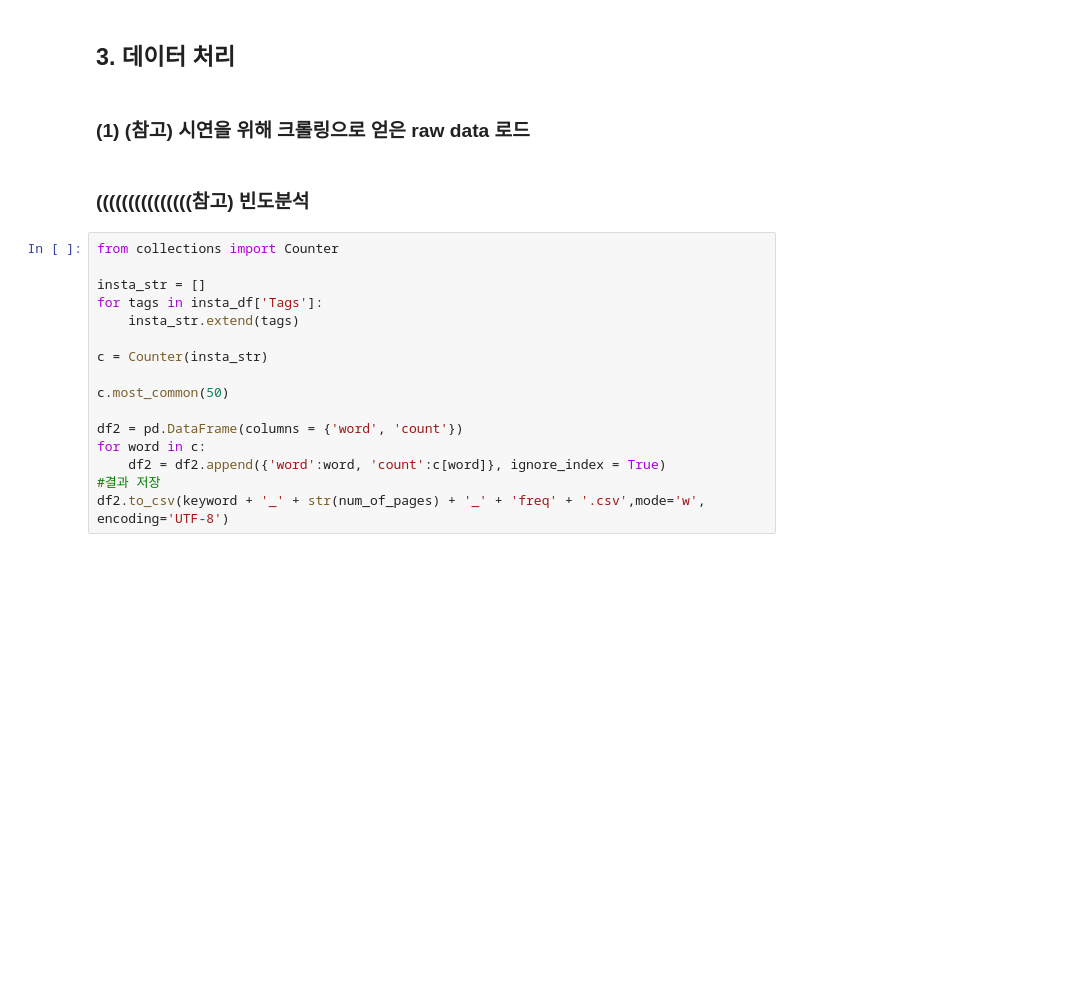
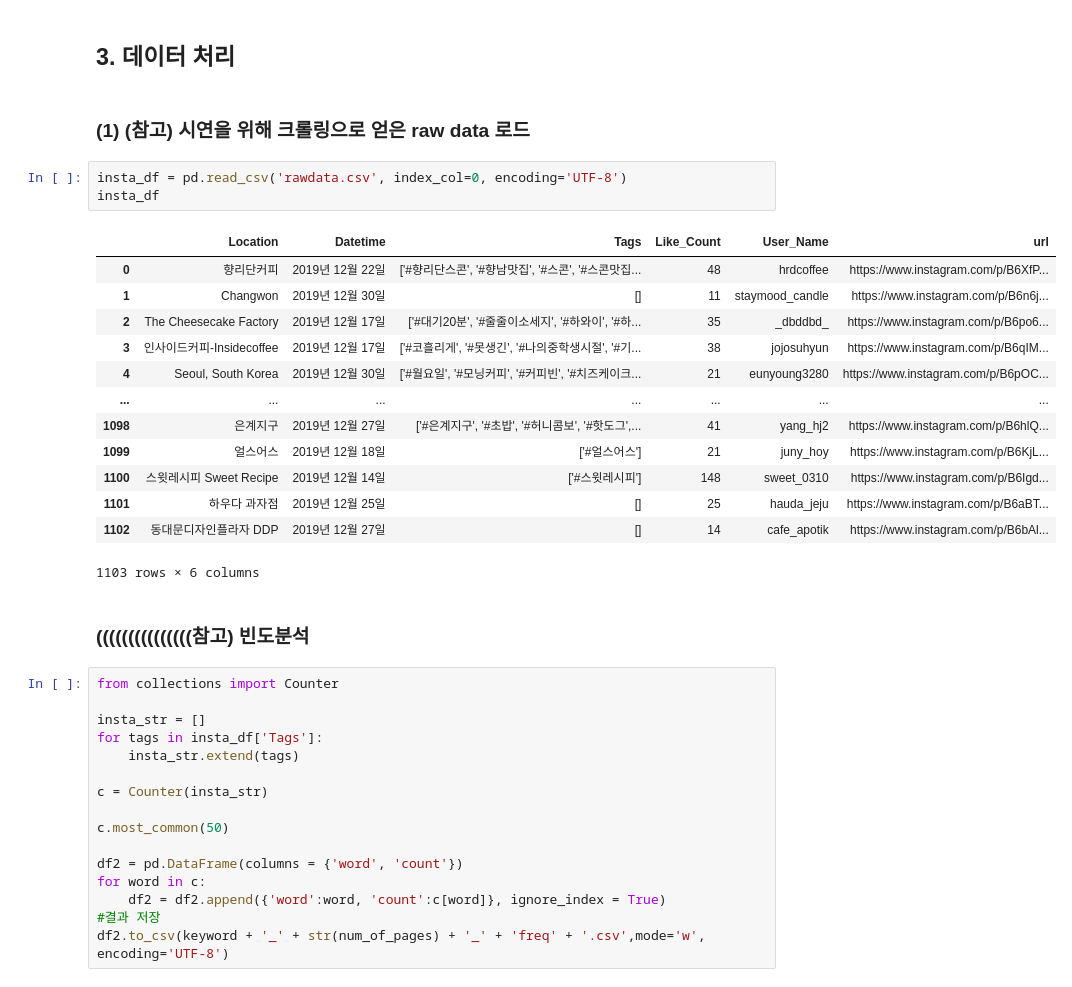
Before and after one commit to soothingni/PROJECT1, a Jupyter notebook: PROJECT1_정리.ipynb, the cells around one changed output. Drawn from its saved outputs; the diff is of its cells as text; blank space fills up the shorter version.

```diff
--- a/PROJECT1_정리.ipynb
+++ b/PROJECT1_정리.ipynb
@@ -119,6 +122,23 @@ insta_df.to_csv(keyword + '_' + str(num_of_pages) + '.csv',mode='w', encoding='U
 ## 3. 데이터 처리
 # %% [markdown]
 ### (1) (참고) 시연을 위해 크롤링으로 얻은 raw data 로드
+# %%
+insta_df = pd.read_csv('rawdata.csv', index_col=0, encoding='UTF-8')
+insta_df
+# %% [output]
+|  | Location | Datetime | Tags | Like_Count | User_Name | url |
+| 0 | 향리단커피 | 2019년 12월 22일 | ['#향리단스콘', '#향남맛집', '#스콘', '#스콘맛집... | 48 | hrdcoffee | https://www.instagram.com/p/B6XfP... |
+| 1 | Changwon | 2019년 12월 30일 | [] | 11 | staymood_candle | https://www.instagram.com/p/B6n6j... |
+| 2 | The Cheesecake Factory | 2019년 12월 17일 | ['#대기20분', '#줄줄이소세지', '#하와이', '#하... | 35 | _dbddbd_ | https://www.instagram.com/p/B6po6... |
+| 3 | 인사이드커피-Insidecoffee | 2019년 12월 17일 | ['#코흘리게', '#못생긴', '#나의중학생시절', '#기... | 38 | jojosuhyun | https://www.instagram.com/p/B6qIM... |
+| 4 | Seoul, South Korea | 2019년 12월 30일 | ['#월요일', '#모닝커피', '#커피빈', '#치즈케이크... | 21 | eunyoung3280 | https://www.instagram.com/p/B6pOC... |
+| ... | ... | ... | ... | ... | ... | ... |
+| 1098 | 은계지구 | 2019년 12월 27일 | ['#은계지구', '#초밥', '#허니콤보', '#핫도그',... | 41 | yang_hj2 | https://www.instagram.com/p/B6hlQ... |
+| 1099 | 얼스어스 | 2019년 12월 18일 | ['#얼스어스'] | 21 | juny_hoy | https://www.instagram.com/p/B6KjL... |
+| 1100 | 스윗레시피 Sweet Recipe | 2019년 12월 14일 | ['#스윗레시피'] | 148 | sweet_0310 | https://www.instagram.com/p/B6Igd... |
+| 1101 | 하우다 과자점 | 2019년 12월 25일 | [] | 25 | hauda_jeju | https://www.instagram.com/p/B6aBT... |
+| 1102 | 동대문디자인플라자 DDP | 2019년 12월 27일 | [] | 14 | cafe_apotik | https://www.instagram.com/p/B6bAl... |
+1103 rows × 6 columns
 # %% [markdown]
 ### (((((((((((((((참고) 빈도분석
 # %%
```
Also changed, not shown: parts of 3 cells of this notebook.
